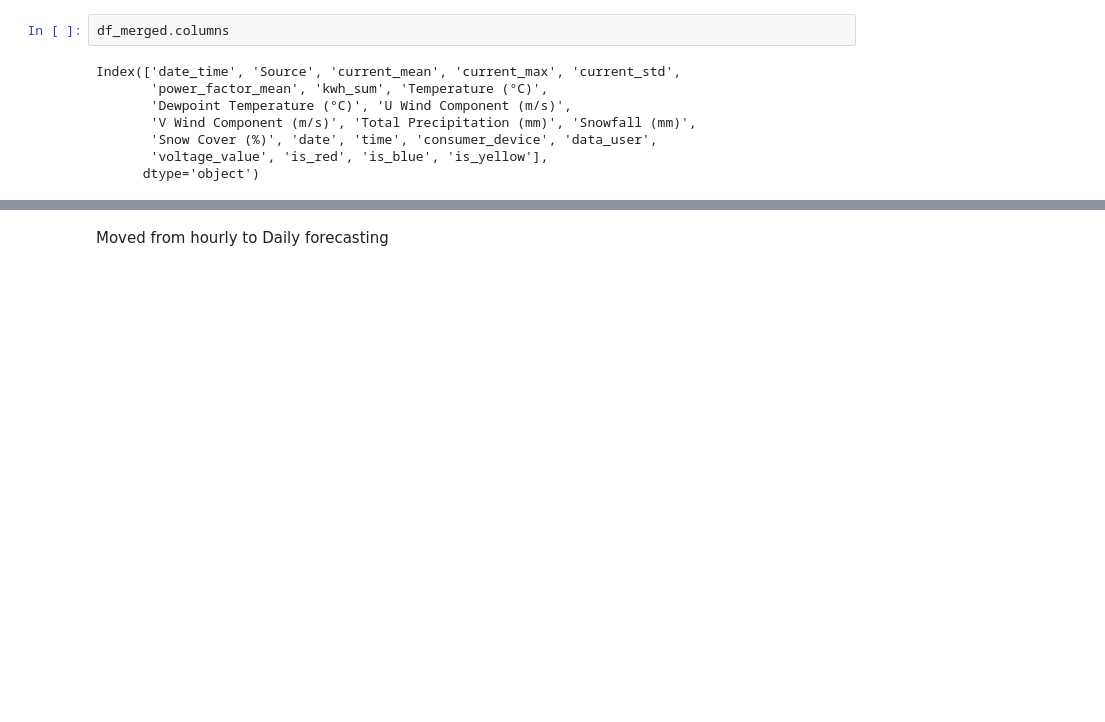
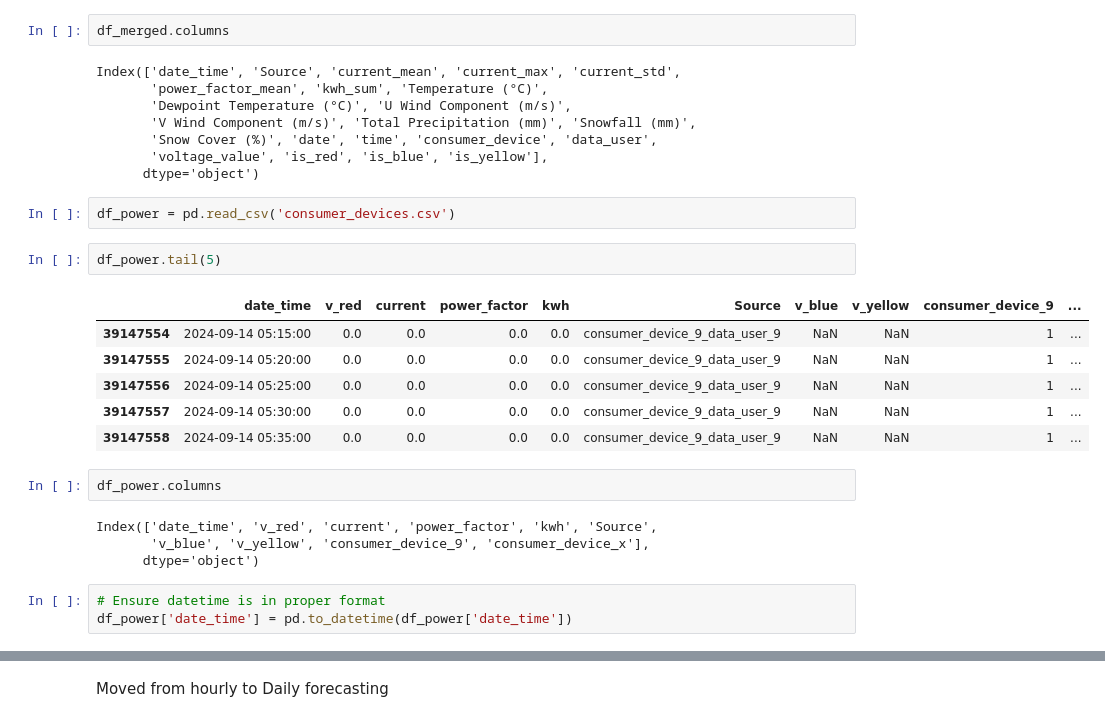
Before and after one commit to PKuntze/Watts_UP-Hydropower_Climate_Optimisation, a Jupyter notebook: EDA_and_Temporal_Aggregation_GJ.ipynb, the cells around one changed output, grey strips where cells are left out. Drawn from its saved outputs; the diff is of its cells as text; blank space fills up the shorter version.

```diff
--- a/EDA_and_Temporal_Aggregation_GJ.ipynb
+++ b/EDA_and_Temporal_Aggregation_GJ.ipynb
@@ -59,3 +68,23 @@ Index(['date_time', 'Source', 'current_mean', 'current_max', 'current_std',
        'Snow Cover (%)', 'date', 'time', 'consumer_device', 'data_user',
        'voltage_value', 'is_red', 'is_blue', 'is_yellow'],
       dtype='object')
+# %%
+df_power = pd.read_csv('consumer_devices.csv')
+# %%
+df_power.tail(5)
+# %% [output]
+|  | date_time | v_red | current | power_factor | kwh | Source | v_blue | v_yellow | consumer_device_9 | ... |
+| 39147554 | 2024-09-14 05:15:00 | 0.0 | 0.0 | 0.0 | 0.0 | consumer_device_9_data_user_9 | NaN | NaN | 1 | ... |
+| 39147555 | 2024-09-14 05:20:00 | 0.0 | 0.0 | 0.0 | 0.0 | consumer_device_9_data_user_9 | NaN | NaN | 1 | ... |
+| 39147556 | 2024-09-14 05:25:00 | 0.0 | 0.0 | 0.0 | 0.0 | consumer_device_9_data_user_9 | NaN | NaN | 1 | ... |
+| 39147557 | 2024-09-14 05:30:00 | 0.0 | 0.0 | 0.0 | 0.0 | consumer_device_9_data_user_9 | NaN | NaN | 1 | ... |
+| 39147558 | 2024-09-14 05:35:00 | 0.0 | 0.0 | 0.0 | 0.0 | consumer_device_9_data_user_9 | NaN | NaN | 1 | ... |
+# %%
+df_power.columns
+# %% [output]
+Index(['date_time', 'v_red', 'current', 'power_factor', 'kwh', 'Source',
+       'v_blue', 'v_yellow', 'consumer_device_9', 'consumer_device_x'],
+      dtype='object')
+# %%
+# Ensure datetime is in proper format
+df_power['date_time'] = pd.to_datetime(df_power['date_time'])
```
Also changed, not shown: parts of 67 cells of this notebook, 1 other file.
